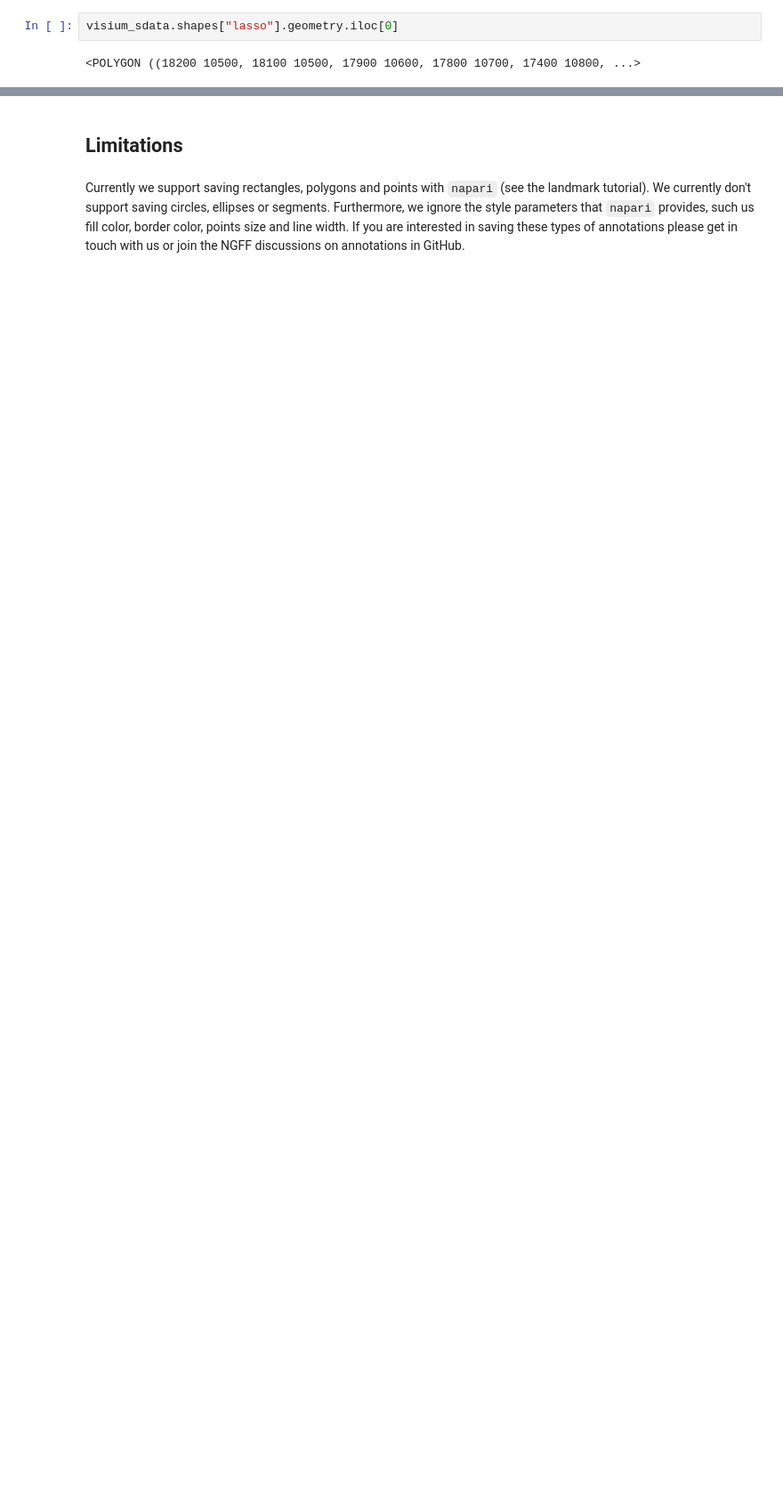
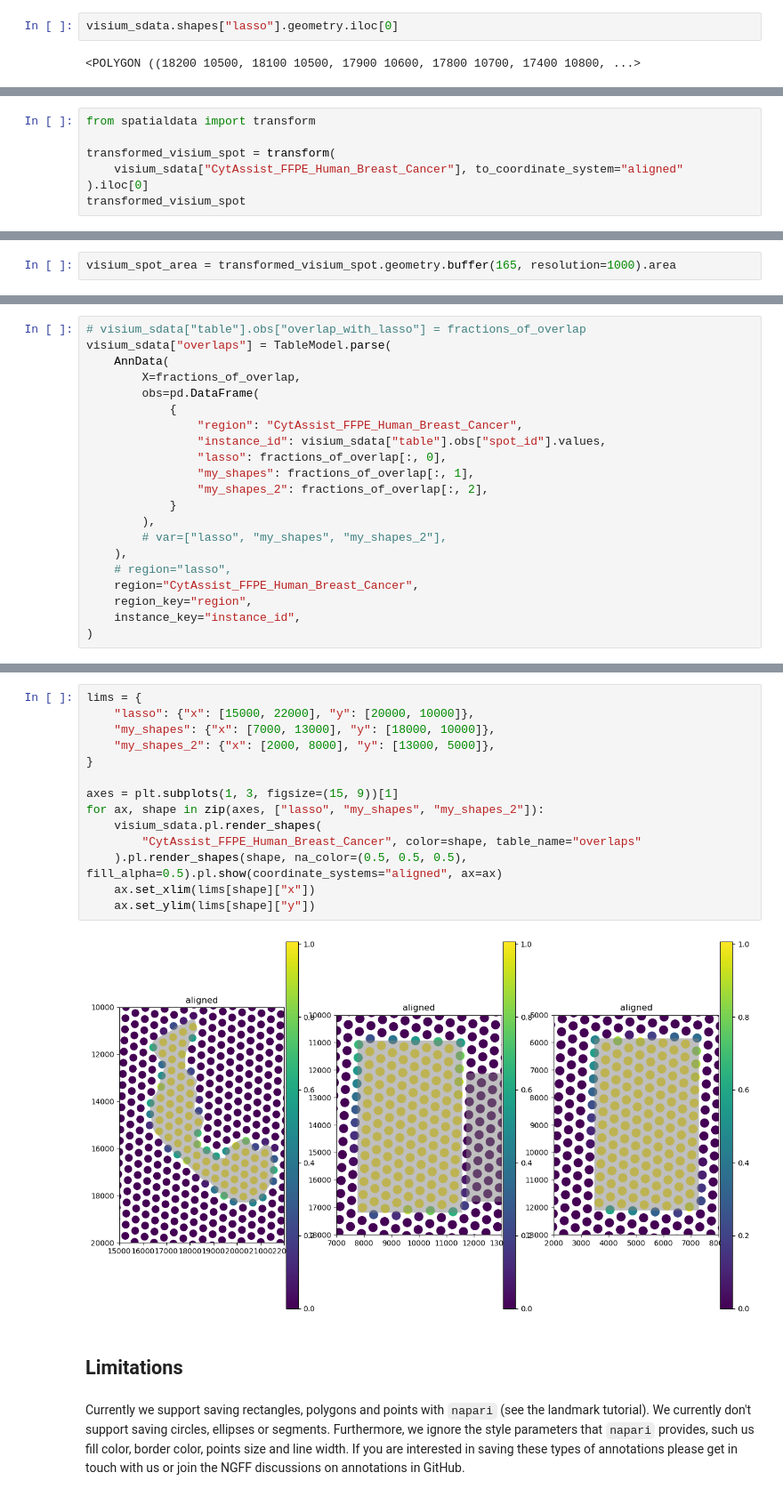
Before and after one commit to scverse/spatialdata-notebooks, a Jupyter notebook: notebooks/examples/napari_rois.ipynb, the cells around one changed output, grey strips where cells are left out. Shown at 89% size. Cells and saved outputs as stored; diff of their text form; blank space fills up the shorter version.

Commit message:
example of assigning cells to rois and computing fractional overlap

```diff
--- a/notebooks/examples/napari_rois.ipynb
+++ b/notebooks/examples/napari_rois.ipynb
@@ -206,0 +330,7 @@ visium_sdata.shapes["lasso"].geometry.iloc[0]
+# %%
+from spatialdata import transform
+
+transformed_visium_spot = transform(
+    visium_sdata["CytAssist_FFPE_Human_Breast_Cancer"], to_coordinate_system="aligned"
+).iloc[0]
+transformed_visium_spot
@@ -206,0 +345,2 @@ visium_sdata.shapes["lasso"].geometry.iloc[0]
+# %%
+visium_spot_area = transformed_visium_spot.geometry.buffer(165, resolution=1000).area
@@ -206,0 +402,21 @@ visium_sdata.shapes["lasso"].geometry.iloc[0]
+# %%
+# visium_sdata["table"].obs["overlap_with_lasso"] = fractions_of_overlap
+visium_sdata["overlaps"] = TableModel.parse(
+    AnnData(
+        X=fractions_of_overlap,
+        obs=pd.DataFrame(
+            {
+                "region": "CytAssist_FFPE_Human_Breast_Cancer",
+                "instance_id": visium_sdata["table"].obs["spot_id"].values,
+                "lasso": fractions_of_overlap[:, 0],
+                "my_shapes": fractions_of_overlap[:, 1],
+                "my_shapes_2": fractions_of_overlap[:, 2],
+            }
+        ),
+        # var=["lasso", "my_shapes", "my_shapes_2"],
+    ),
+    # region="lasso",
+    region="CytAssist_FFPE_Human_Breast_Cancer",
+    region_key="region",
+    instance_key="instance_id",
+)
@@ -207,3 +439,19 @@ visium_sdata.shapes["lasso"].geometry.iloc[0]
+# %%
+lims = {
+    "lasso": {"x": [15000, 22000], "y": [20000, 10000]},
+    "my_shapes": {"x": [7000, 13000], "y": [18000, 10000]},
+    "my_shapes_2": {"x": [2000, 8000], "y": [13000, 5000]},
+}
+
+axes = plt.subplots(1, 3, figsize=(15, 9))[1]
+for ax, shape in zip(axes, ["lasso", "my_shapes", "my_shapes_2"]):
+    visium_sdata.pl.render_shapes(
+        "CytAssist_FFPE_Human_Breast_Cancer", color=shape, table_name="overlaps"
+    ).pl.render_shapes(shape, na_color=(0.5, 0.5, 0.5), fill_alpha=0.5).pl.show(coordinate_systems="aligned", ax=ax)
+    ax.set_xlim(lims[shape]["x"])
+    ax.set_ylim(lims[shape]["y"])
+# %% [output]
+[figure, added]
 # %% [markdown]
 ## Limitations
 # %% [markdown]
```
Also changed, not shown: parts of 28 cells of this notebook.
